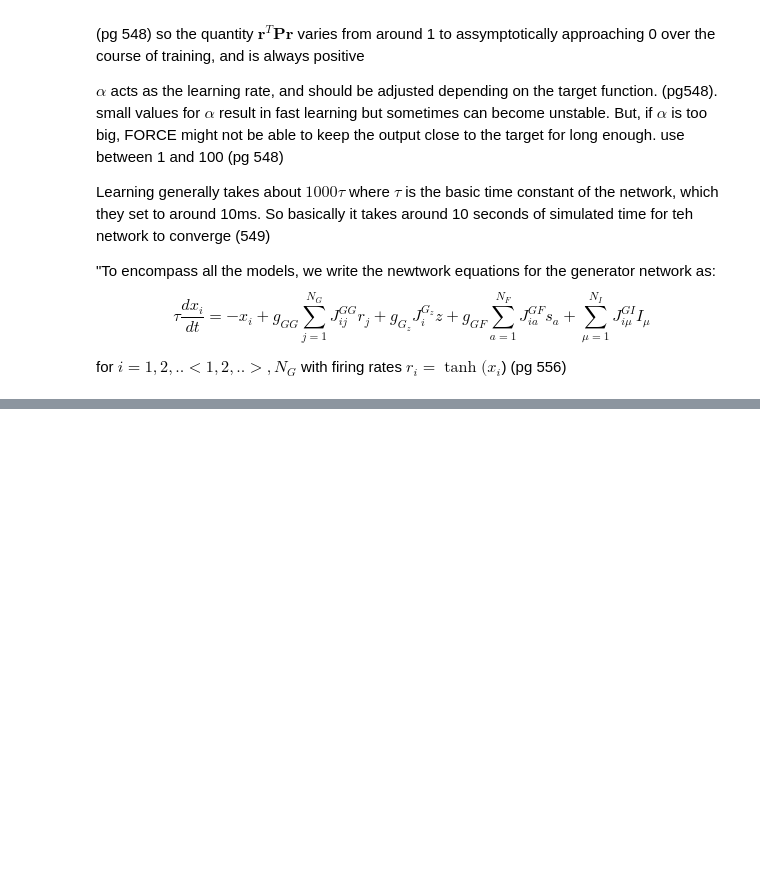
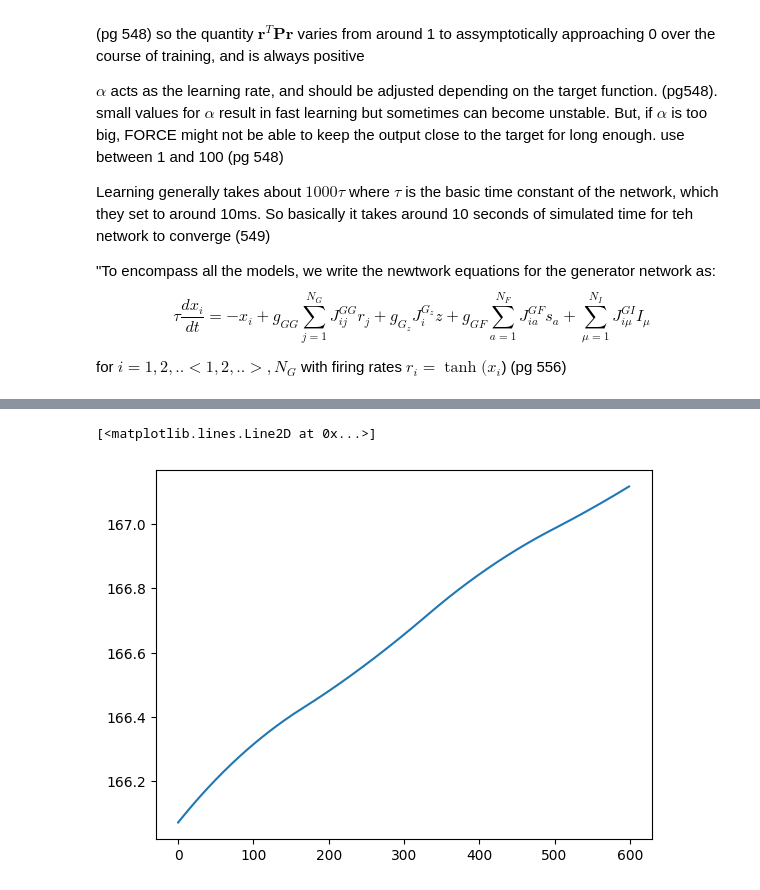
Before and after one commit to CEBangu/MOD_201, a Jupyter notebook: MOD201 final_report/final_report.ipynb, the cells around one changed output, grey strips where cells are left out. Drawn from its saved outputs; the diff is of its cells as text; code cells hidden in the pictures; blank space fills up the shorter version.

```diff
--- a/MOD201 final_report/final_report.ipynb
+++ b/MOD201 final_report/final_report.ipynb
@@ -92,0 +79,7 @@ def
+# %%
+func_to_aprox = triangle
+initial_Matrix = np.random.rand(1000) * 1.5
+wf = 2.0  * (np.random.rand(1000) - 0.5)#wtf?
+neurons = 0.5 * np.random.rand(1000)
+weights = np.zeros(1000)
+readout_init = 0.5 * np.random.rand(1)
@@ -92,0 +136,9 @@ def
+# %%
+x = GeneratorNetwork(1000, 1.0, 1.5, triangle, 600)
+# %%
+results = x.train()
+# %%
+plt.plot(results)
+# %% [output]
+[<matplotlib.lines.Line2D at 0x...>]
+[figure, added]
```
Also changed, not shown: parts of 25 cells of this notebook.
